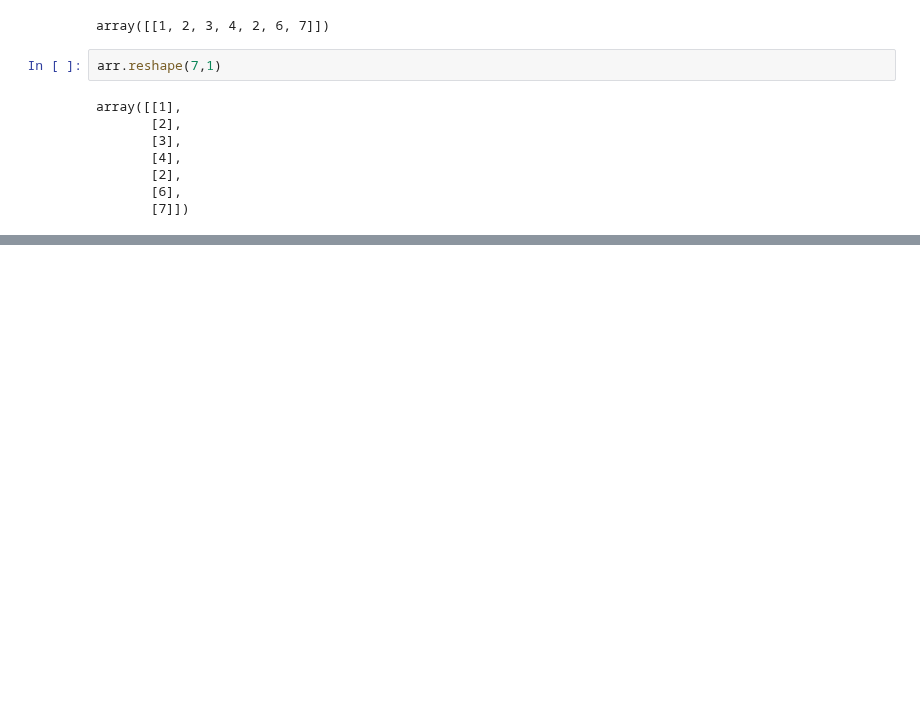
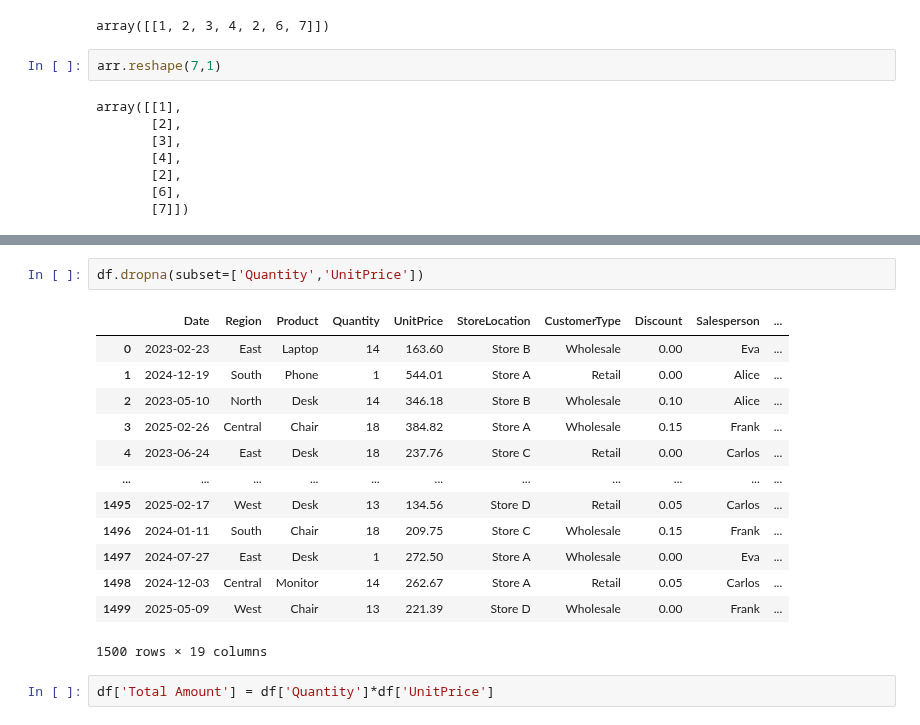
Before and after one commit to hemraj2613/Python-with-Data-Science, a Jupyter notebook: numpy1.ipynb, the cells around one changed output, grey strips where cells are left out. Cells and saved outputs as stored; diff of their text form; blank space fills up the shorter version.

```diff
--- a/numpy1.ipynb
+++ b/numpy1.ipynb
@@ -281,0 +570,18 @@ array([[1],
+# %%
+df.dropna(subset=['Quantity','UnitPrice'])
+# %% [output]
+|  | Date | Region | Product | Quantity | UnitPrice | StoreLocation | CustomerType | Discount | Salesperson | ... |
+| 0 | 2023-02-23 | East | Laptop | 14 | 163.60 | Store B | Wholesale | 0.00 | Eva | ... |
+| 1 | 2024-12-19 | South | Phone | 1 | 544.01 | Store A | Retail | 0.00 | Alice | ... |
+| 2 | 2023-05-10 | North | Desk | 14 | 346.18 | Store B | Wholesale | 0.10 | Alice | ... |
+| 3 | 2025-02-26 | Central | Chair | 18 | 384.82 | Store A | Wholesale | 0.15 | Frank | ... |
+| 4 | 2023-06-24 | East | Desk | 18 | 237.76 | Store C | Retail | 0.00 | Carlos | ... |
+| ... | ... | ... | ... | ... | ... | ... | ... | ... | ... | ... |
+| 1495 | 2025-02-17 | West | Desk | 13 | 134.56 | Store D | Retail | 0.05 | Carlos | ... |
+| 1496 | 2024-01-11 | South | Chair | 18 | 209.75 | Store C | Wholesale | 0.15 | Frank | ... |
+| 1497 | 2024-07-27 | East | Desk | 1 | 272.50 | Store A | Wholesale | 0.00 | Eva | ... |
+| 1498 | 2024-12-03 | Central | Monitor | 14 | 262.67 | Store A | Retail | 0.05 | Carlos | ... |
+| 1499 | 2025-05-09 | West | Chair | 13 | 221.39 | Store D | Wholesale | 0.00 | Frank | ... |
+1500 rows × 19 columns
+# %%
+df['Total Amount'] = df['Quantity']*df['UnitPrice']
```
Also changed, not shown: parts of 78 cells of this notebook, 1 other file.
